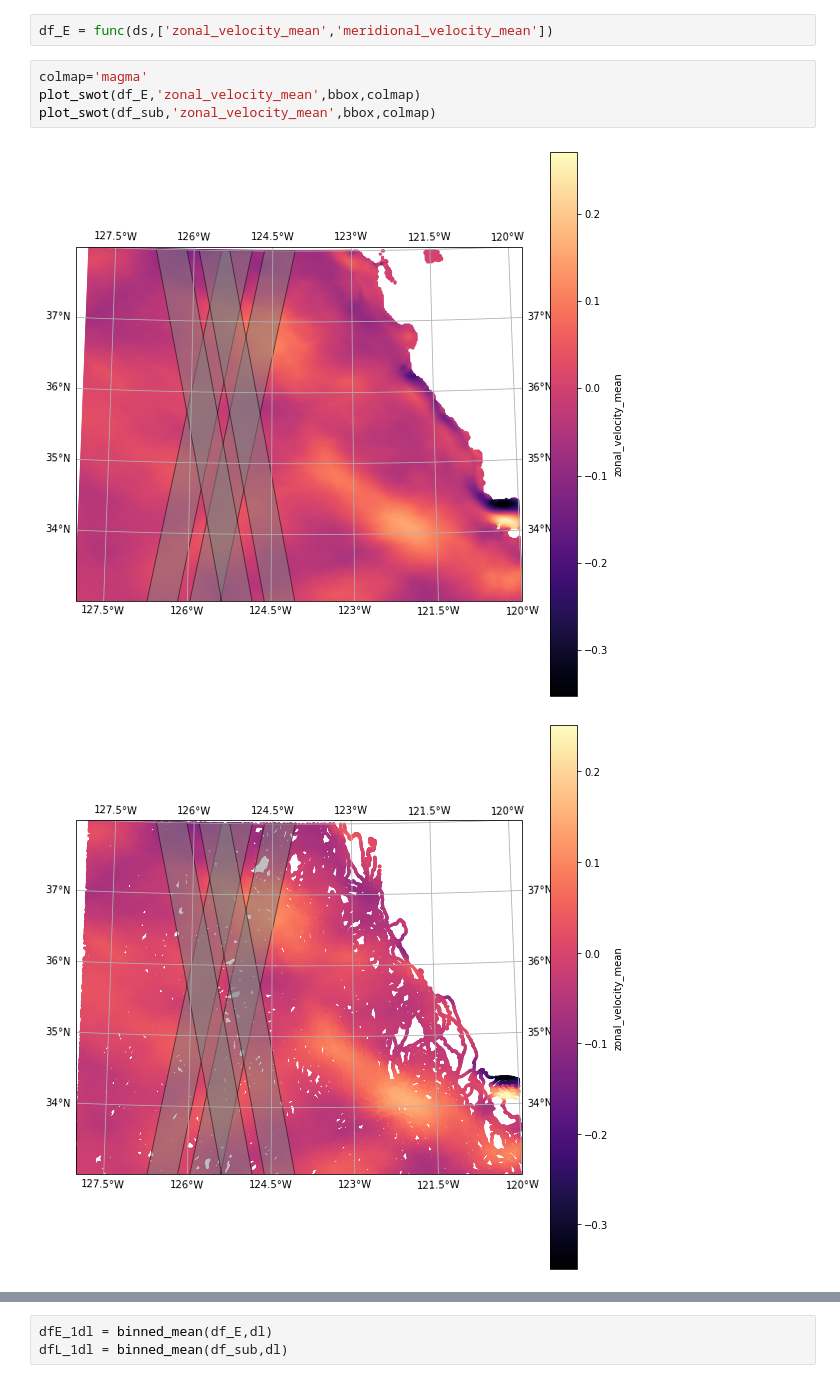
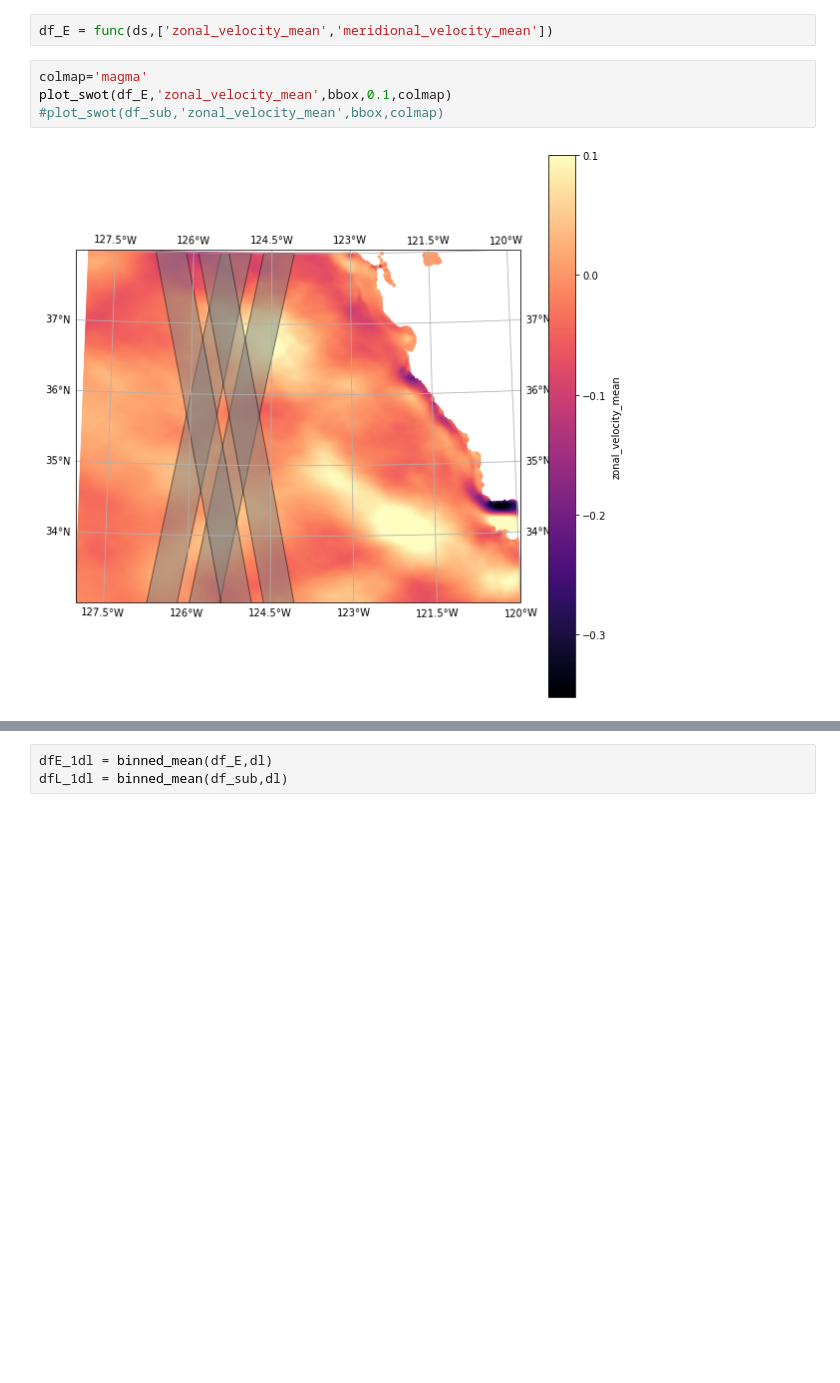
Before and after one commit to zcasparco/SWOT_CalVal, a Jupyter notebook: EL_regional_stats.ipynb, the cells around one changed output, grey strips where cells are left out. Saved outputs shown, nothing was run; the diff lists cells and outputs as text; blank space fills up the shorter version.

```diff
--- a/EL_regional_stats.ipynb
+++ b/EL_regional_stats.ipynb
@@ -279,8 +244,7 @@ df_sub = df_sub.compute()
 df_E = func(ds,['zonal_velocity_mean','meridional_velocity_mean'])
 # %%
 colmap='magma'
-plot_swot(df_E,'zonal_velocity_mean',bbox,colmap)
-plot_swot(df_sub,'zonal_velocity_mean',bbox,colmap)
+plot_swot(df_E,'zonal_velocity_mean',bbox,0.1,colmap)
+#plot_swot(df_sub,'zonal_velocity_mean',bbox,colmap)
 # %% [output]
-[figure, old version]
+[figure, new version]
-[figure, removed]
```
Also changed, not shown: parts of 31 cells of this notebook.
